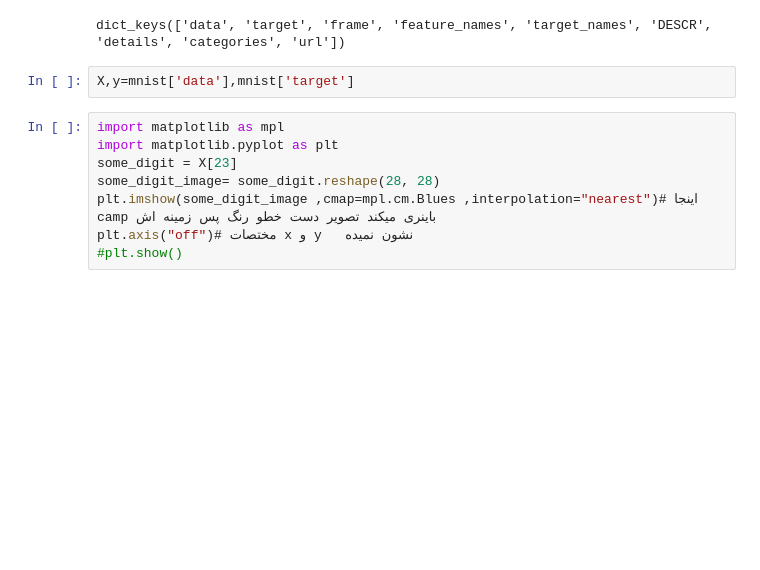
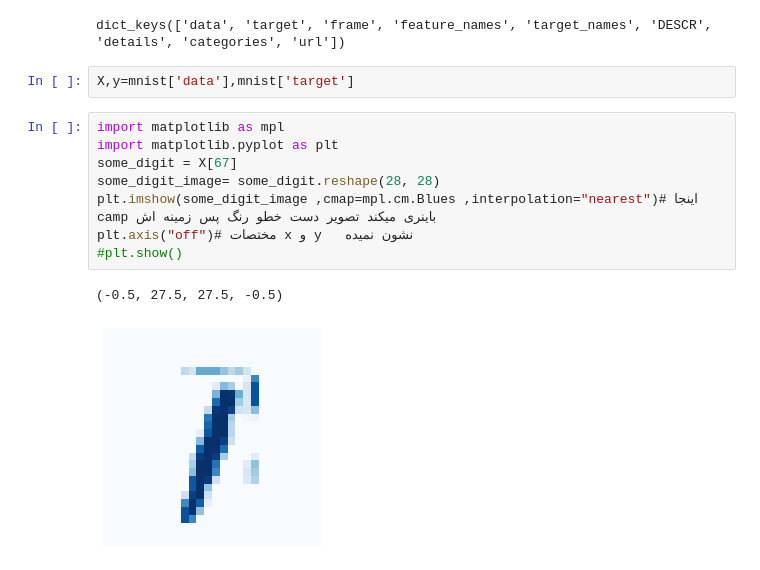
Before and after one commit to hanyeh00/recap-my-projects, a Jupyter notebook: Hands_On_Machine_Learning.ipynb, the cells around one changed output. Saved outputs shown, nothing was run; the diff lists cells and outputs as text; blank space fills up the shorter version.

```diff
--- a/Hands_On_Machine_Learning.ipynb
+++ b/Hands_On_Machine_Learning.ipynb
@@ -106,9 +106,12 @@ X,y=mnist['data'],mnist['target']
 # %%
 import matplotlib as mpl
 import matplotlib.pyplot as plt
-some_digit = X[23]
+some_digit = X[67]
 some_digit_image= some_digit.reshape(28, 28)
 plt.imshow(some_digit_image ,cmap=mpl.cm.Blues ,interpolation="nearest")# اینجا camp باینری میکند تصویر دست خطو رنگ پس زمینه اش
 plt.axis("off")# مختصات x و y   نشون نمیده
 #plt.show()
+# %% [output]
+(-0.5, 27.5, 27.5, -0.5)
+[figure, added]
 # %%
```
Also changed, not shown: parts of 16 cells of this notebook.
